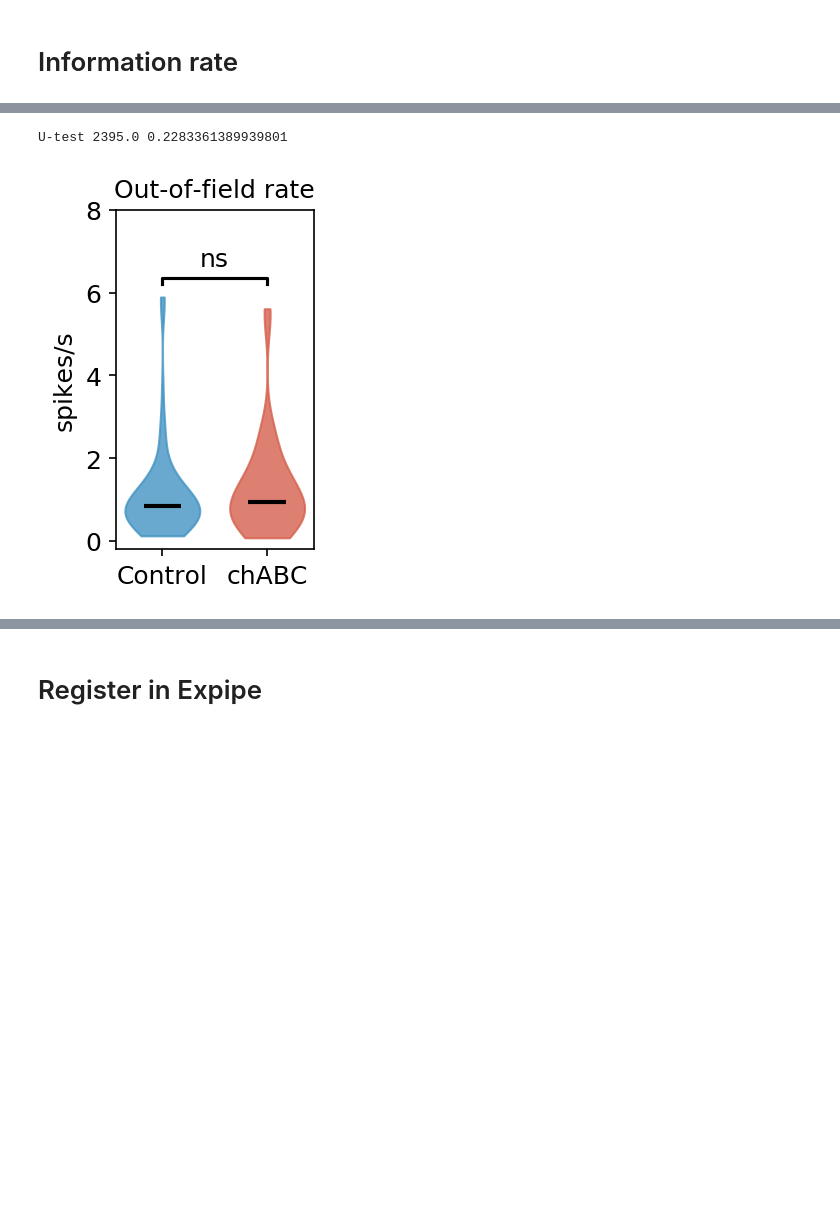
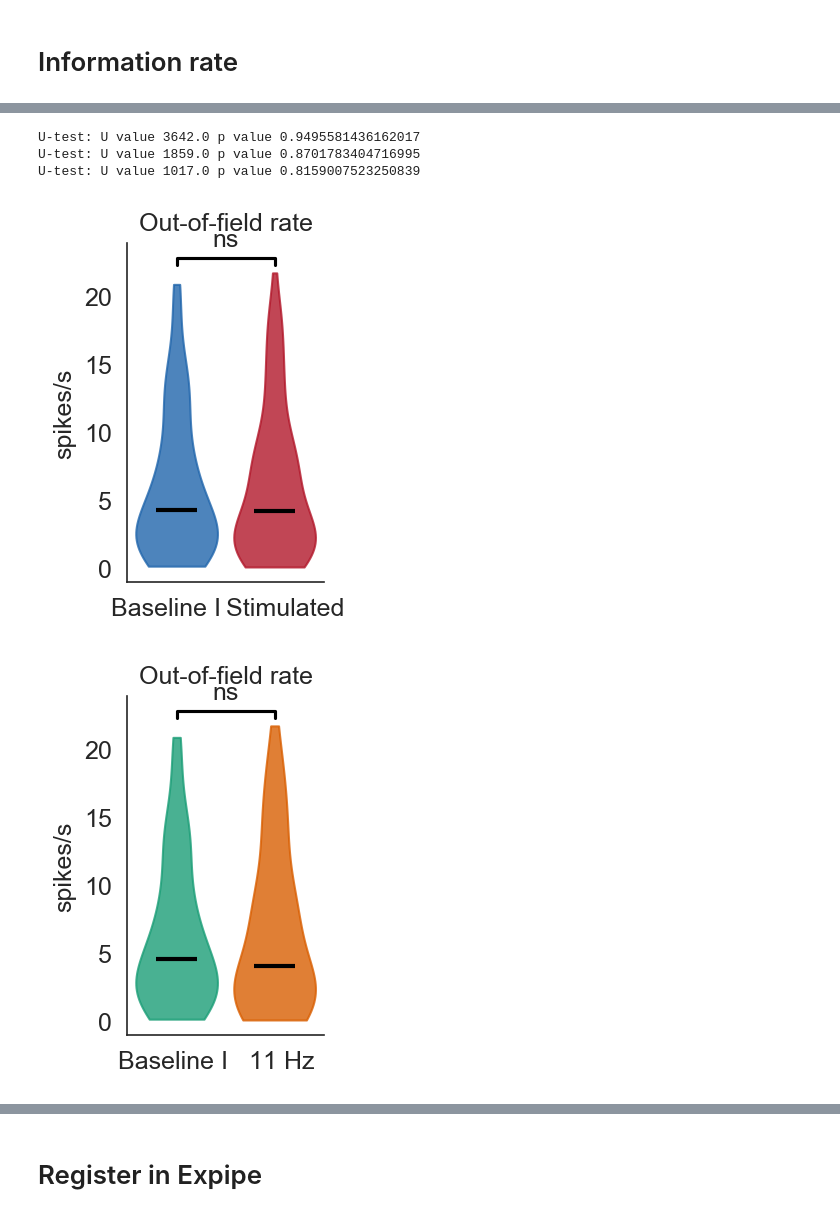
Before and after one commit to CINPLA/septum-mec, a Jupyter notebook: notebooks/20_comparisons_gridcells.ipynb, the cells around one changed output, grey strips where cells are left out. Drawn from its saved outputs; the diff is of its cells as text; code cells hidden in the pictures; blank space fills up the shorter version.

```diff
--- a/notebooks/20_comparisons_gridcells.ipynb
+++ b/notebooks/20_comparisons_gridcells.ipynb
@@ -117,0 +135,5 @@ Number of gridcells in familiar i chabc vs control 61 86
+# %%
+baseline_i = baseline_i.drop_duplicates('unit_id')
+stimulated_11 = stimulated_11.drop_duplicates('unit_id')
+baseline_ii = baseline_ii.drop_duplicates('unit_id')
+stimulated_30 = stimulated_30.drop_duplicates('unit_id')
@@ -378,14 +587,14 @@ U-test 3975.0 1.1572868879606917e-06
 # %%
-control = familiar.query('not chabc and in_field_mean_rate < 20')['in_field_mean_rate'].to_numpy()
-chabc = familiar.query('chabc and in_field_mean_rate < 20')['in_field_mean_rate'].to_numpy()
 
-plt.figure(figsize=(1.7, 3))
-violinplot(control, chabc)
-plt.title("In-field rate")
-plt.ylabel("spikes/s")
-plt.ylim(-0.1, 18)
-plt.rcParams.update({'font.size': 12})
+for key, dd in stuff.items():
+    baseline = dd['base']['in_field_mean_rate'].to_numpy()
+    stimulated = dd['stim']['in_field_mean_rate'].to_numpy()
+    plt.figure()
+    violinplot(baseline, stimulated, xticks=label[key], colors=colors[key])
+    plt.title("In-field rate")
+    plt.ylabel("spikes/s")
+    # plt.ylim(-0.1, 18)
 
-plt.savefig(output_path / "figures" / "in_field_mean_rate.svg", bbox_inches="tight")
-plt.savefig(output_path / "figures" / "in_field_mean_rate.png", dpi=600, bbox_inches="tight")
+    plt.savefig(output_path / "figures" / f"in_field_mean_rate{key}.svg", bbox_inches="tight")
+    plt.savefig(output_path / "figures" / f"in_field_mean_rate{key}.png", dpi=600, bbox_inches="tight")
 # %% [output]
@@ -394,16 +607,19 @@ U-test 3059.0 0.17927531771510485
 # %%
-control = familiar.query('not chabc and average_rate < 10')['out_field_mean_rate'].to_numpy()
-chabc = familiar.query('chabc and average_rate < 10')['out_field_mean_rate'].to_numpy()
 
-plt.figure(figsize=(1.7, 3))
-violinplot(control, chabc)
-plt.title("Out-of-field rate")
-plt.ylabel("spikes/s")
-plt.ylim(-0.2, 8)
-plt.rcParams.update({'font.size': 12})
+for key, dd in stuff.items():
+    baseline = dd['base']['out_field_mean_rate'].to_numpy()
+    stimulated = dd['stim']['out_field_mean_rate'].to_numpy()
+    plt.figure()
+    violinplot(baseline, stimulated, xticks=label[key], colors=colors[key])
+    plt.title("Out-of-field rate")
+    plt.ylabel("spikes/s")
+    # plt.ylim(-0.2, 8)
 
-plt.savefig(output_path / "figures" / "out_field_mean_rate.svg", bbox_inches="tight")
-plt.savefig(output_path / "figures" / "out_field_mean_rate.png", dpi=600, bbox_inches="tight")
+    plt.savefig(output_path / "figures" / f"out_field_mean_rate{key}.svg", bbox_inches="tight")
+    plt.savefig(output_path / "figures" / f"out_field_mean_rate{key}.png", dpi=600, bbox_inches="tight")
 # %% [output]
-U-test 2395.0 0.2283361389939801
+U-test: U value 3642.0 p value 0.9495581436162017
+U-test: U value 1859.0 p value 0.8701783404716995
+U-test: U value 1017.0 p value 0.8159007523250839
-[figure, old version]
+[figure, new version]
+[figure, added]
```
Also changed, not shown: parts of 60 cells of this notebook, 24 other files.
